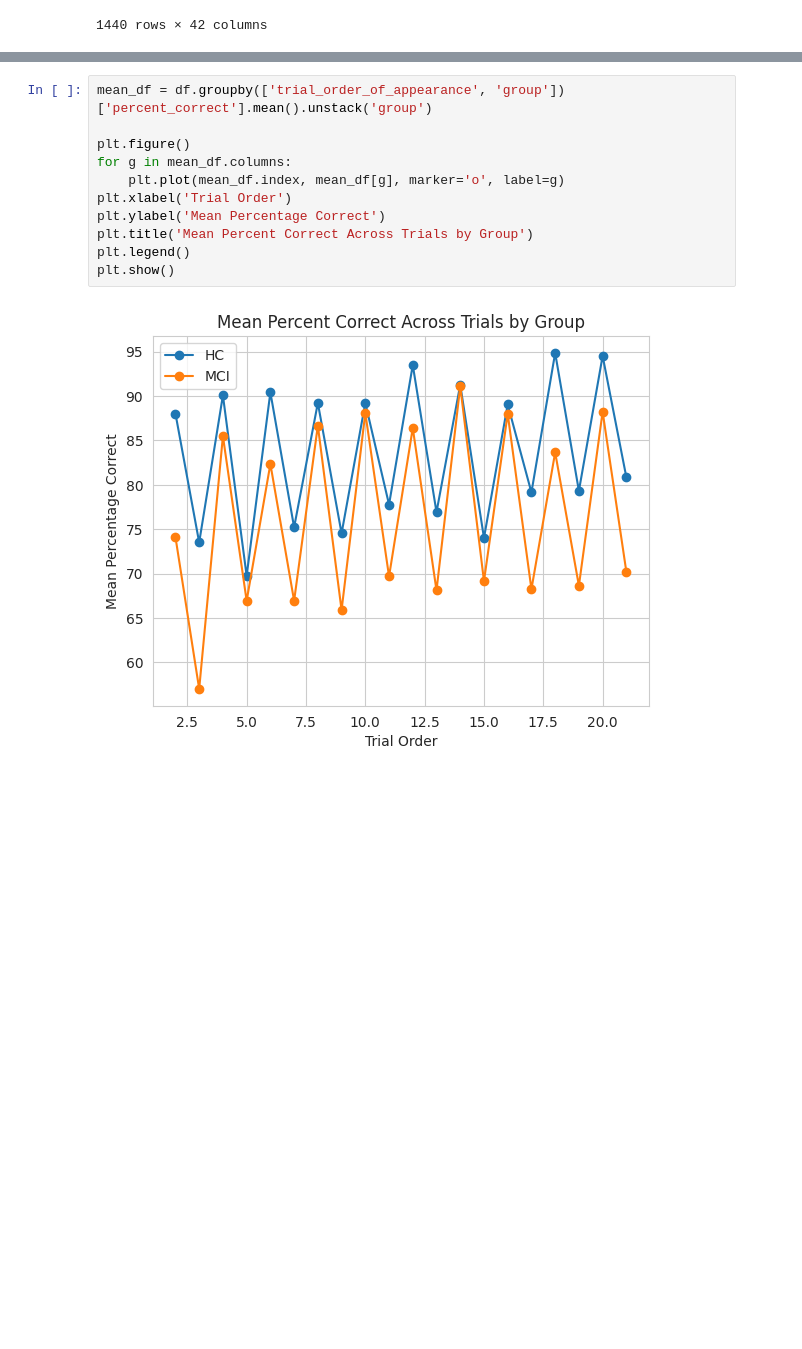
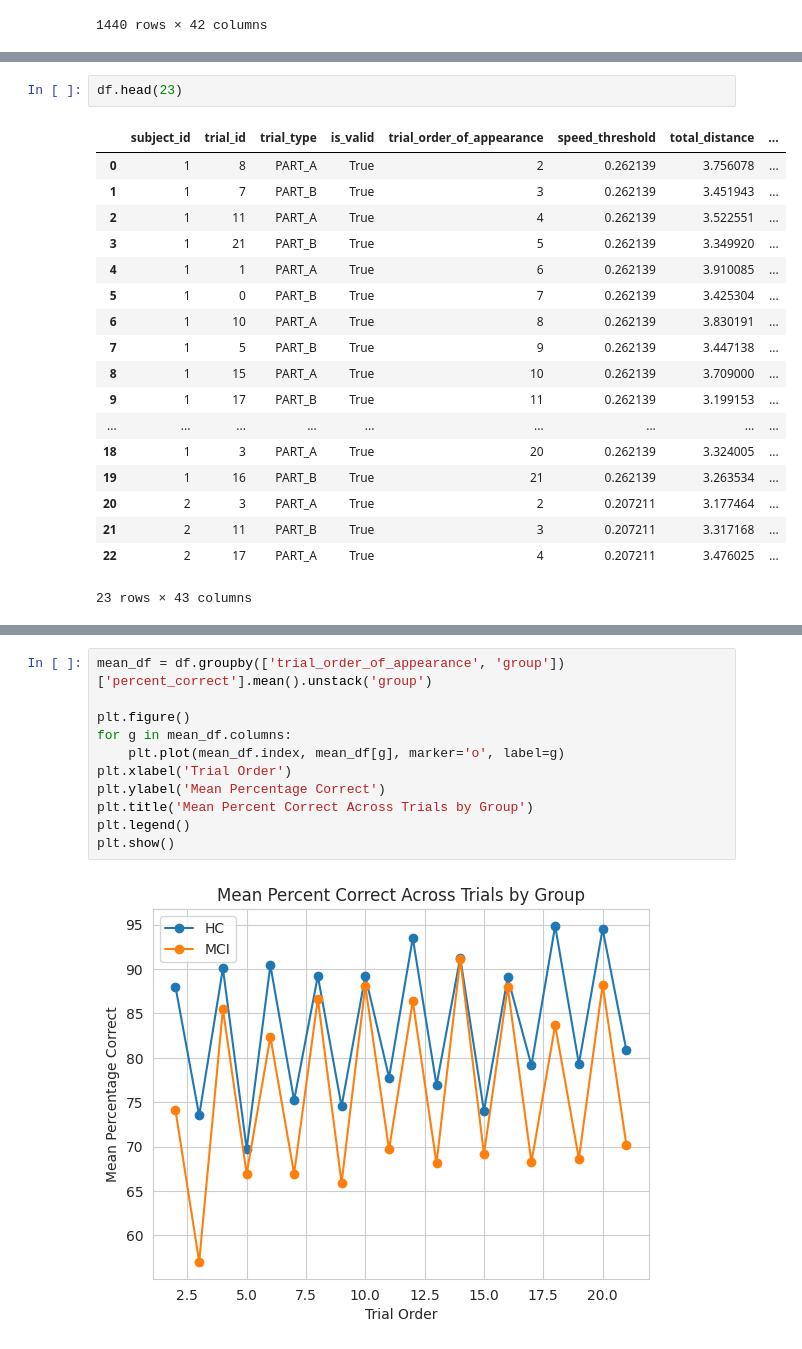
Before and after one commit to gianluca-capelo/tmt-analysis, a Jupyter notebook: notebooks/preliminar_analysis.ipynb, the cells around one changed output, grey strips where cells are left out. Cells and saved outputs as stored; diff of their text form; blank space fills up the shorter version.

```diff
--- a/notebooks/preliminar_analysis.ipynb
+++ b/notebooks/preliminar_analysis.ipynb
@@ -153 +161,22 @@ plt.show()
+# %%
+df.head(23)
+# %% [output]
+|  | subject_id | trial_id | trial_type | is_valid | trial_order_of_appearance | speed_threshold | total_distance | ... |
+| 0 | 1 | 8 | PART_A | True | 2 | 0.262139 | 3.756078 | ... |
+| 1 | 1 | 7 | PART_B | True | 3 | 0.262139 | 3.451943 | ... |
+| 2 | 1 | 11 | PART_A | True | 4 | 0.262139 | 3.522551 | ... |
+| 3 | 1 | 21 | PART_B | True | 5 | 0.262139 | 3.349920 | ... |
+| 4 | 1 | 1 | PART_A | True | 6 | 0.262139 | 3.910085 | ... |
+| 5 | 1 | 0 | PART_B | True | 7 | 0.262139 | 3.425304 | ... |
+| 6 | 1 | 10 | PART_A | True | 8 | 0.262139 | 3.830191 | ... |
+| 7 | 1 | 5 | PART_B | True | 9 | 0.262139 | 3.447138 | ... |
+| 8 | 1 | 15 | PART_A | True | 10 | 0.262139 | 3.709000 | ... |
+| 9 | 1 | 17 | PART_B | True | 11 | 0.262139 | 3.199153 | ... |
+| ... | ... | ... | ... | ... | ... | ... | ... | ... |
+| 18 | 1 | 3 | PART_A | True | 20 | 0.262139 | 3.324005 | ... |
+| 19 | 1 | 16 | PART_B | True | 21 | 0.262139 | 3.263534 | ... |
+| 20 | 2 | 3 | PART_A | True | 2 | 0.207211 | 3.177464 | ... |
+| 21 | 2 | 11 | PART_B | True | 3 | 0.207211 | 3.317168 | ... |
+| 22 | 2 | 17 | PART_A | True | 4 | 0.207211 | 3.476025 | ... |
+23 rows × 43 columns
 # %%
```
Also changed, not shown: parts of 5 cells of this notebook, 6 other files.
